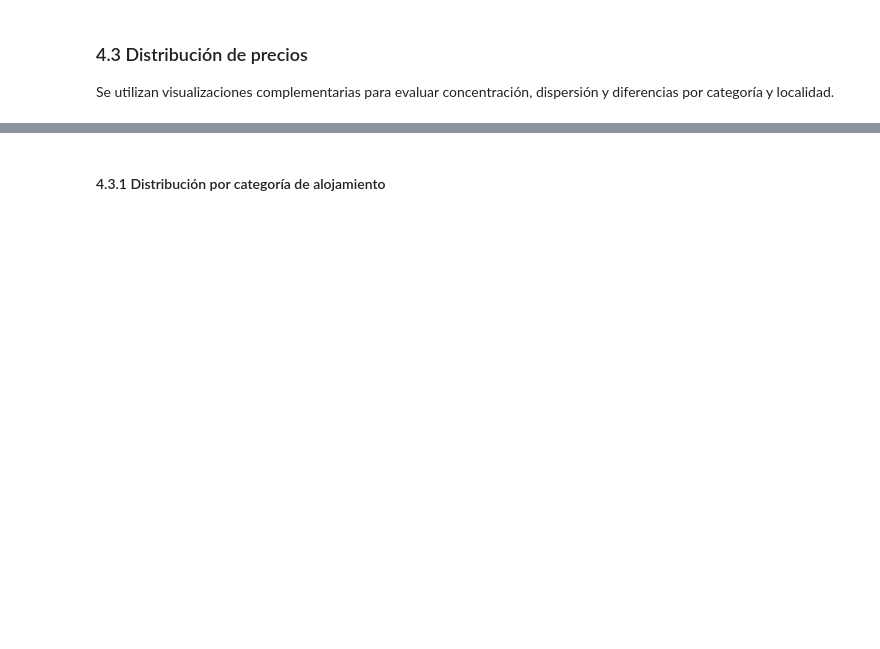
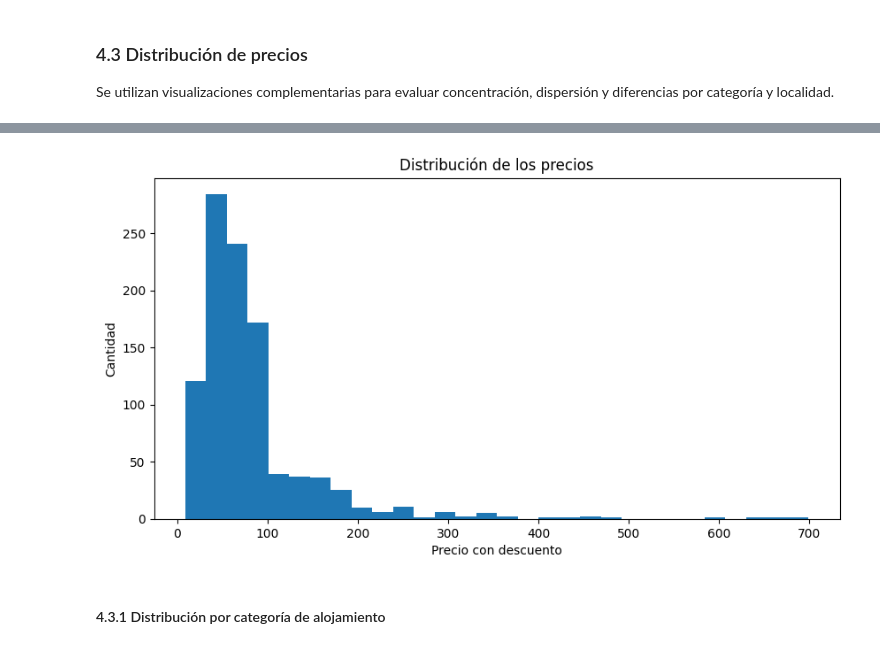
Before and after one commit to Fedra2026/airbnb-patagonia-data-wrangling, a Jupyter notebook: Data_Wrangling_Airbnb_Patagonia.ipynb, the cells around one changed output, grey strips where cells are left out. Saved outputs shown, nothing was run; the diff lists cells and outputs as text; code cells hidden in the pictures; blank space fills up the shorter version.

Commit message:
Update notebook visualizations

```diff
--- a/Data_Wrangling_Airbnb_Patagonia.ipynb
+++ b/Data_Wrangling_Airbnb_Patagonia.ipynb
@@ -633,6 +632,22 @@ fig_prices.update_layout(title_text="Distribución de los precios", xaxis_title=
 fig_prices.show()
 # %% [output]
 [interactive output not drawn]
+# %%
+#Gráfico interactivo transformado a imagen para presentar en GitHub
+
+plt.figure(figsize=(10, 5))
+
+plt.hist(
+    patag_arg_sindupl3["price_discounted_clean"].dropna(),
+    bins=30
+)
+
+plt.title("Distribución de los precios")
+plt.xlabel("Precio con descuento")
+plt.ylabel("Cantidad")
+plt.show()
+# %% [output]
+[figure, added]
 # %% [markdown]
 #### 4.3.1 Distribución por categoría de alojamiento
 # %%
```
Also changed, not shown: parts of 8 cells of this notebook.
